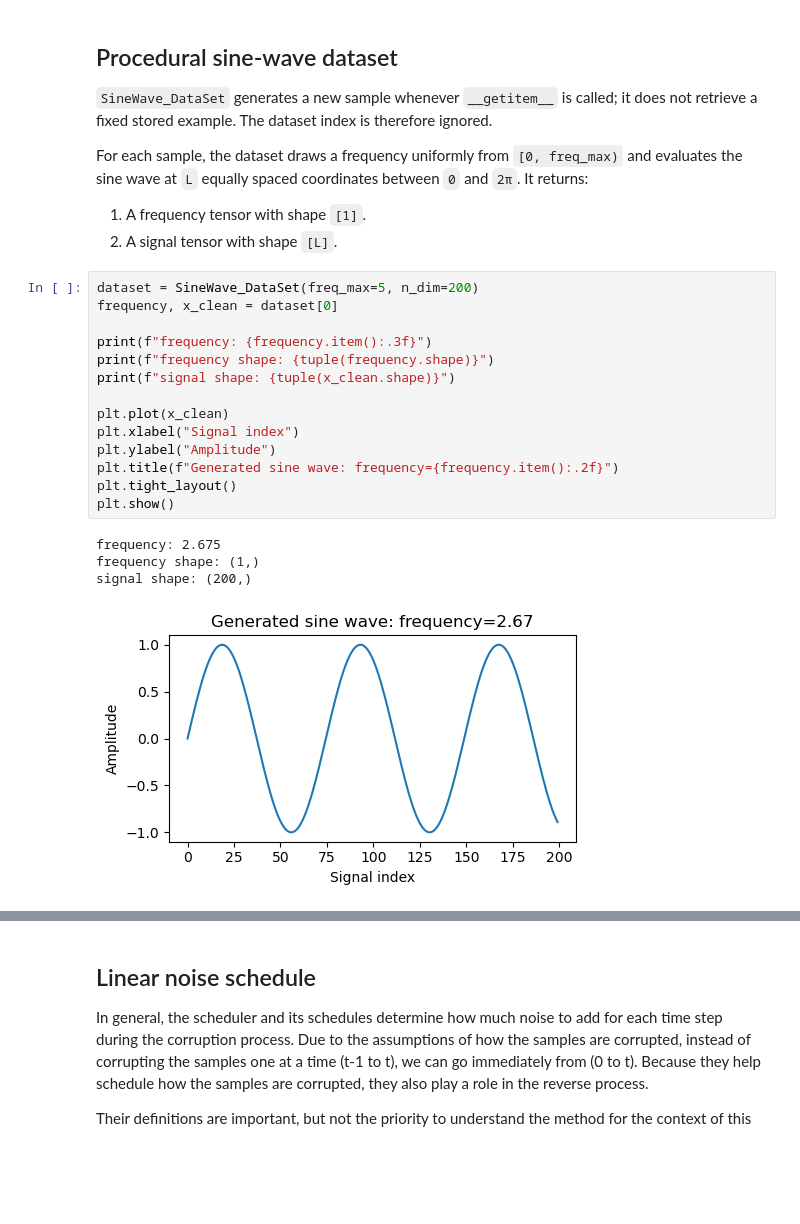
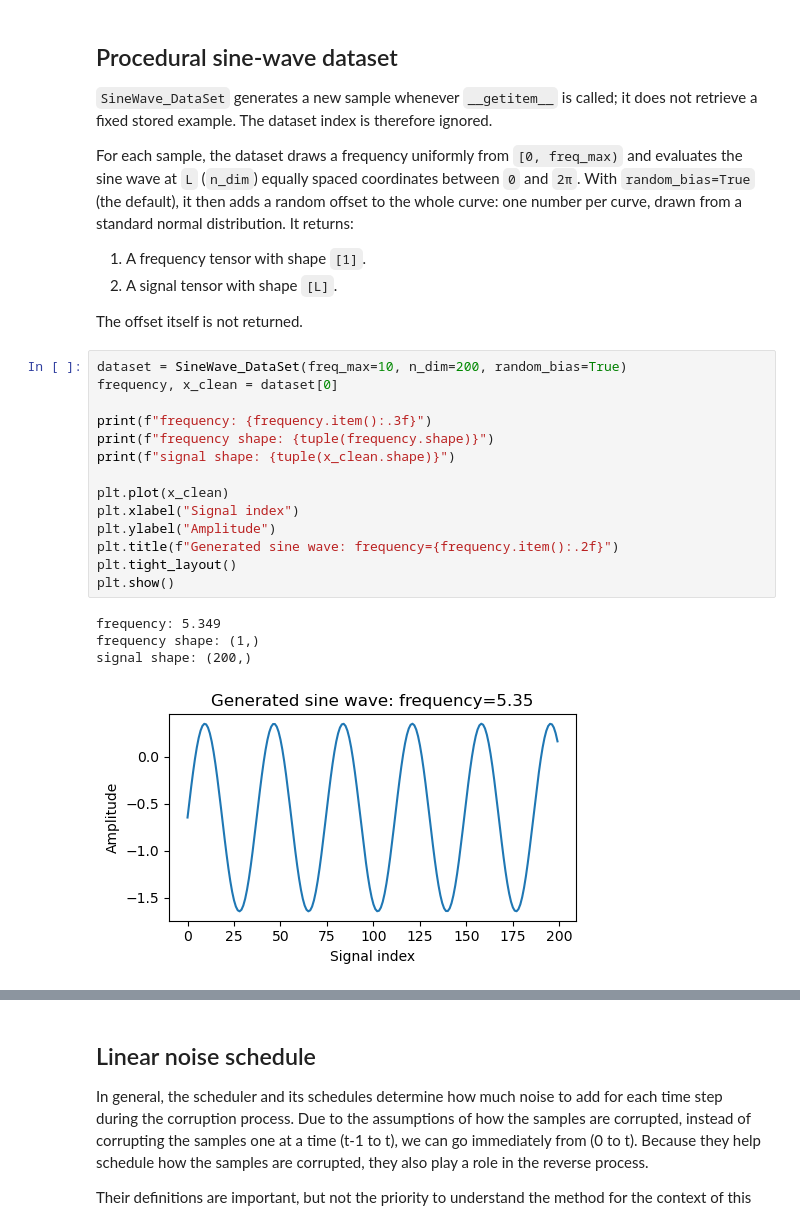
Before and after one commit to leap-stc/parameter-estimation, a Jupyter notebook: intro_diffusion/funs_intro.ipynb, the cells around one changed output, grey strips where cells are left out. Saved outputs shown, nothing was run; the diff lists cells and outputs as text; blank space fills up the shorter version.

```diff
--- a/intro_diffusion/funs_intro.ipynb
+++ b/intro_diffusion/funs_intro.ipynb
@@ -67,26 +75,28 @@ The reverse-process function `ddpm_sampler` is demonstrated in the main notebook
 
 `SineWave_DataSet` generates a new sample whenever `__getitem__` is called; it does not retrieve a fixed stored example. The dataset index is therefore ignored.
 
-For each sample, the dataset draws a frequency uniformly from `[0, freq_max)` and evaluates the sine wave at `L` equally spaced coordinates between `0` and `2π`. It returns:
+For each sample, the dataset draws a frequency uniformly from `[0, freq_max)` and evaluates the sine wave at `L` (`n_dim`) equally spaced coordinates between `0` and `2π`. With `random_bias=True` (the default), it then adds a random offset to the whole curve: one number per curve, drawn from a standard normal distribution. It returns:
 
 1. A frequency tensor with shape `[1]`.
 2. A signal tensor with shape `[L]`.
+
+The offset itself is not returned.
 # %%
-dataset = SineWave_DataSet(freq_max=5, n_dim=200)
+dataset = SineWave_DataSet(freq_max=10, n_dim=200, random_bias=True)
 frequency, x_clean = dataset[0]
 
 print(f"frequency: {frequency.item():.3f}")
 print(f"frequency shape: {tuple(frequency.shape)}")
 print(f"signal shape: {tuple(x_clean.shape)}")
 
 plt.plot(x_clean)
 plt.xlabel("Signal index")
 plt.ylabel("Amplitude")
 plt.title(f"Generated sine wave: frequency={frequency.item():.2f}")
 plt.tight_layout()
 plt.show()
 # %% [output]
-frequency: 2.675
+frequency: 5.349
 frequency shape: (1,)
 signal shape: (200,)
-[figure, old version]
+[figure, new version]
```
Also changed, not shown: parts of 13 cells of this notebook, 11 other files.
